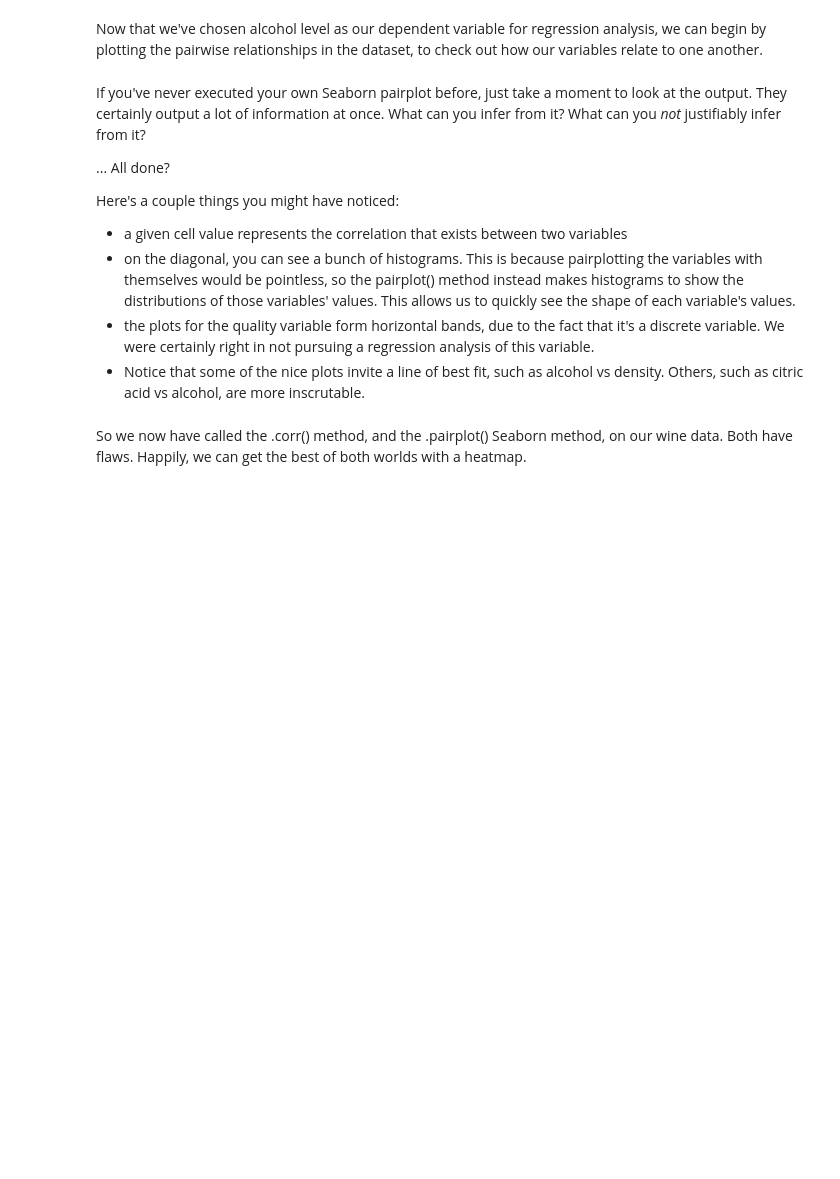
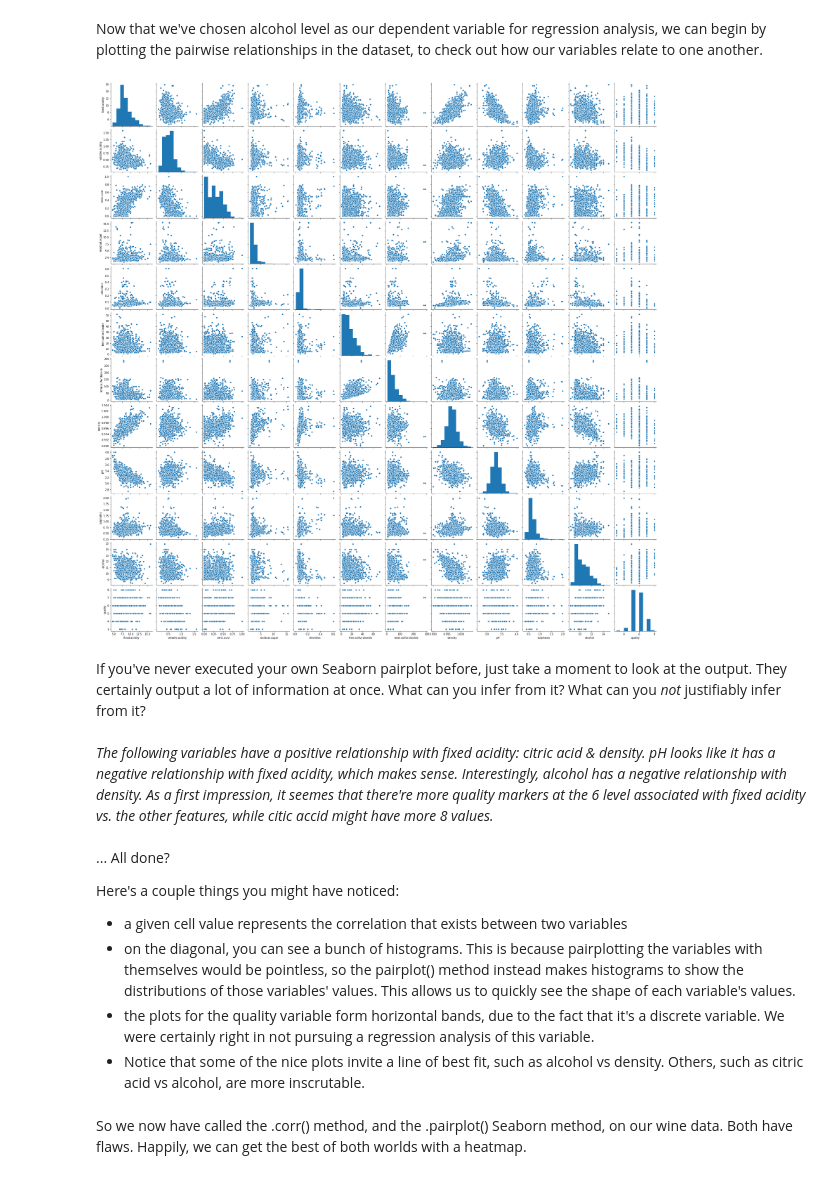
Before and after one commit to dj-m/StatisticalModeling, a Jupyter notebook: notebooks/RedWineDataset.ipynb, the cells around one changed output. Cells and saved outputs as stored; diff of their text form; code cells hidden in the pictures; blank space fills up the shorter version.

```diff
--- a/notebooks/RedWineDataset.ipynb
+++ b/notebooks/RedWineDataset.ipynb
@@ -222,10 +222,16 @@ The heading of this stage of the data science pipeline ('Cleaning, Transforming,
 Now that we've chosen alcohol level as our dependent variable for regression analysis, we can begin by plotting the pairwise relationships in the dataset, to check out how our variables relate to one another.
 # %%
 # Make a pairplot of the wine data
-_ _ _
+pp = sns.pairplot(df)
+# %% [output]
+[figure, added]
 # %% [markdown]
 If you've never executed your own Seaborn pairplot before, just take a moment to look at the output. They certainly output a lot of information at once. What can you infer from it? What can you *not* justifiably infer from it?
-
+<br>
+<br>
+_The following variables have a positive relationship with fixed acidity: citric acid & density. pH looks like it has a negative relationship with fixed acidity, which makes sense. Interestingly, alcohol has a negative relationship with density. As a first impression, it seemes that there're more quality markers at the 6 level associated with fixed acidity vs. the other features, while citic accid might have more 8 values._
+<br>
+<br>
 ... All done?
 
 Here's a couple things you might have noticed:
```
Also changed, not shown: parts of 5 cells of this notebook.
